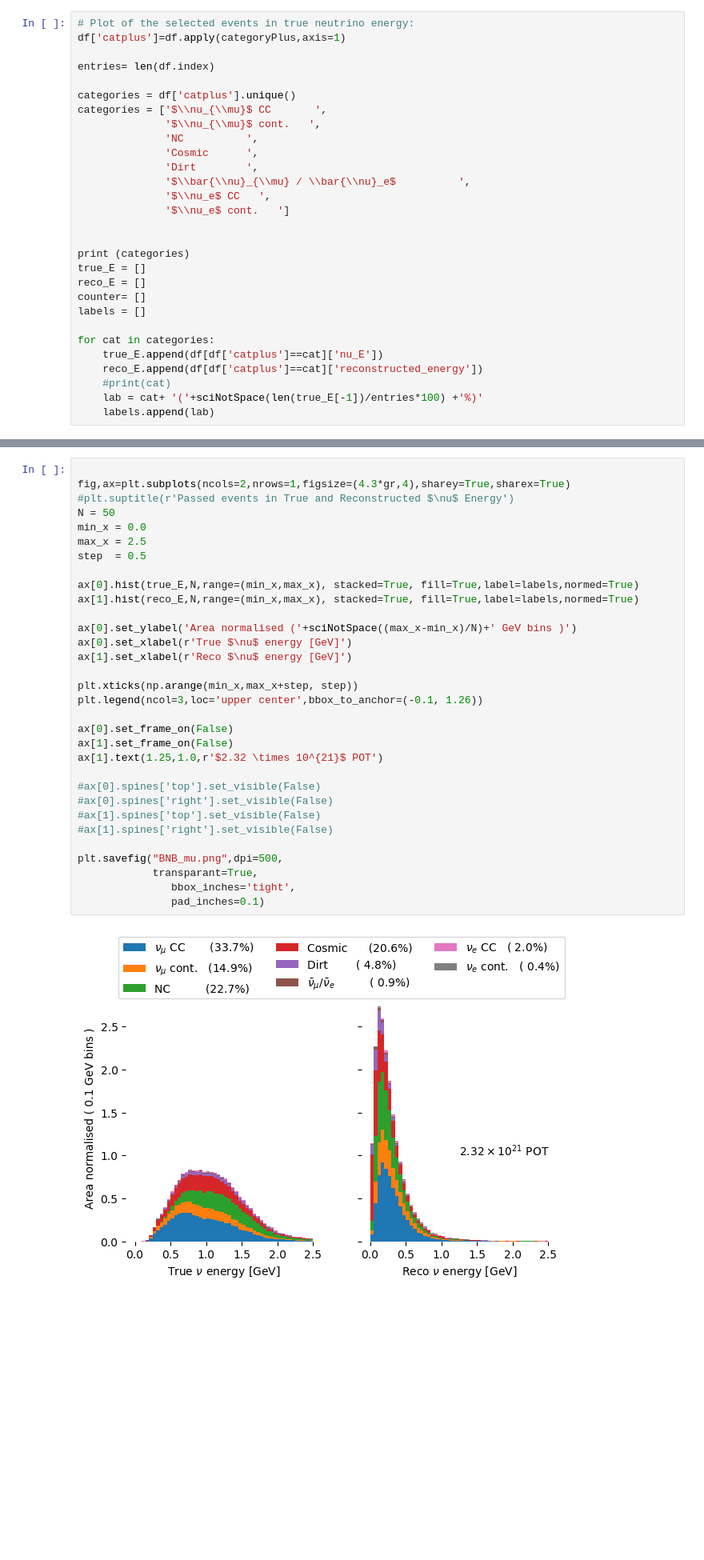
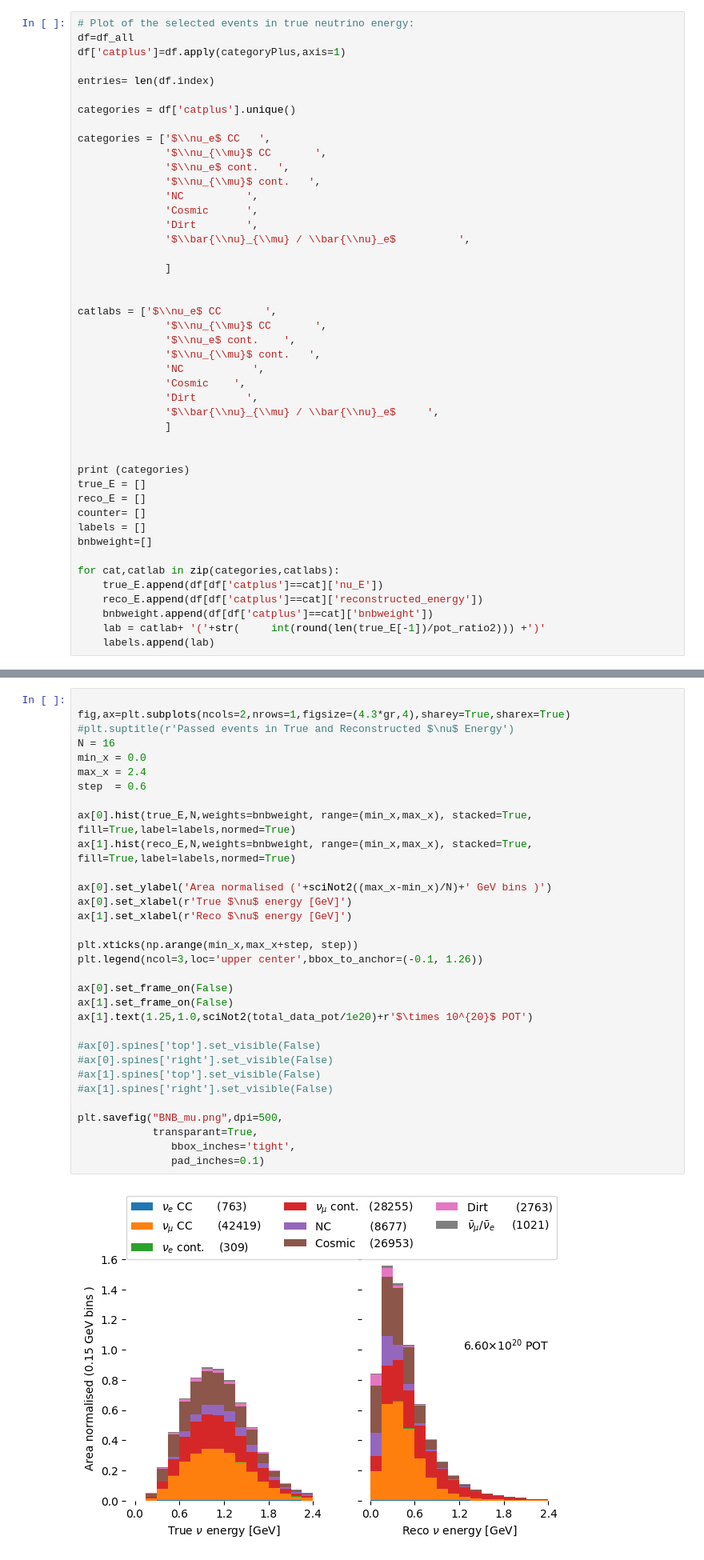
Before and after one commit to Wouter-VDP/LEE_analyzer, a Jupyter notebook: Notebooks/plots_data_MC.ipynb, the cells around one changed output, grey strips where cells are left out. Shown at 80% size. Cells and saved outputs as stored; diff of their text form; blank space fills up the shorter version.

```diff
--- a/Notebooks/plots_data_MC.ipynb
+++ b/Notebooks/plots_data_MC.ipynb
@@ -93,18 +125,33 @@ NameError: name 'plt' is not defined
 # %%
 # Plot of the selected events in true neutrino energy:
+df=df_all
 df['catplus']=df.apply(categoryPlus,axis=1)
 
 entries= len(df.index)
 
 categories = df['catplus'].unique()
-categories = ['$\\nu_{\\mu}$ CC       ',
+
+categories = ['$\\nu_e$ CC   ',
+              '$\\nu_{\\mu}$ CC       ',
+              '$\\nu_e$ cont.   ',
               '$\\nu_{\\mu}$ cont.   ',
               'NC          ',
               'Cosmic      ',
               'Dirt        ',
               '$\\bar{\\nu}_{\\mu} / \\bar{\\nu}_e$          ',
-              '$\\nu_e$ CC   ',
-              '$\\nu_e$ cont.   ']
+
+              ]
+
+
+catlabs = ['$\\nu_e$ CC       ',
+              '$\\nu_{\\mu}$ CC       ',
+              '$\\nu_e$ cont.    ',
+              '$\\nu_{\\mu}$ cont.   ',
+              'NC           ',
+              'Cosmic    ',
+              'Dirt        ',
+              '$\\bar{\\nu}_{\\mu} / \\bar{\\nu}_e$     ',
+              ]
 
 
 print (categories)
@@ -112,11 +159,12 @@ true_E = []
 reco_E = []
 counter= []
 labels = []
+bnbweight=[]
 
-for cat in categories:
+for cat,catlab in zip(categories,catlabs):
     true_E.append(df[df['catplus']==cat]['nu_E'])
     reco_E.append(df[df['catplus']==cat]['reconstructed_energy'])
-    #print(cat)
-    lab = cat+ '('+sciNotSpace(len(true_E[-1])/entries*100) +'%)'
+    bnbweight.append(df[df['catplus']==cat]['bnbweight'])
+    lab = catlab+ '('+str(     int(round(len(true_E[-1])/pot_ratio2))) +')'
     labels.append(lab)
 # %% [output]
@@ -124,34 +172,34 @@ for cat in categories:
 # %%
 
 fig,ax=plt.subplots(ncols=2,nrows=1,figsize=(4.3*gr,4),sharey=True,sharex=True)
 #plt.suptitle(r'Passed events in True and Reconstructed $\nu$ Energy')
-N = 50
+N = 16
 min_x = 0.0
-max_x = 2.5
-step  = 0.5
+max_x = 2.4
+step  = 0.6
 
-ax[0].hist(true_E,N,range=(min_x,max_x), stacked=True, fill=True,label=labels,normed=True)
-ax[1].hist(reco_E,N,range=(min_x,max_x), stacked=True, fill=True,label=labels,normed=True)
+ax[0].hist(true_E,N,weights=bnbweight, range=(min_x,max_x), stacked=True, fill=True,label=labels,normed=True)
+ax[1].hist(reco_E,N,weights=bnbweight, range=(min_x,max_x), stacked=True, fill=True,label=labels,normed=True)
 
-ax[0].set_ylabel('Area normalised ('+sciNotSpace((max_x-min_x)/N)+' GeV bins )')
+ax[0].set_ylabel('Area normalised ('+sciNot2((max_x-min_x)/N)+' GeV bins )')
 ax[0].set_xlabel(r'True $\nu$ energy [GeV]')
 ax[1].set_xlabel(r'Reco $\nu$ energy [GeV]')
 
 plt.xticks(np.arange(min_x,max_x+step, step))
 plt.legend(ncol=3,loc='upper center',bbox_to_anchor=(-0.1, 1.26))
 
 ax[0].set_frame_on(False)
 ax[1].set_frame_on(False)
-ax[1].text(1.25,1.0,r'$2.32 \times 10^{21}$ POT')
+ax[1].text(1.25,1.0,sciNot2(total_data_pot/1e20)+r'$\times 10^{20}$ POT')
 
 #ax[0].spines['top'].set_visible(False)
 #ax[0].spines['right'].set_visible(False)
 #ax[1].spines['top'].set_visible(False)
 #ax[1].spines['right'].set_visible(False)
 
 plt.savefig("BNB_mu.png",dpi=500,
             transparant=True,
                bbox_inches='tight',
                pad_inches=0.1)
 # %% [output]
-[figure, old version]
+[figure, new version]
```
Also changed, not shown: parts of 14 cells of this notebook, 23 other files.
